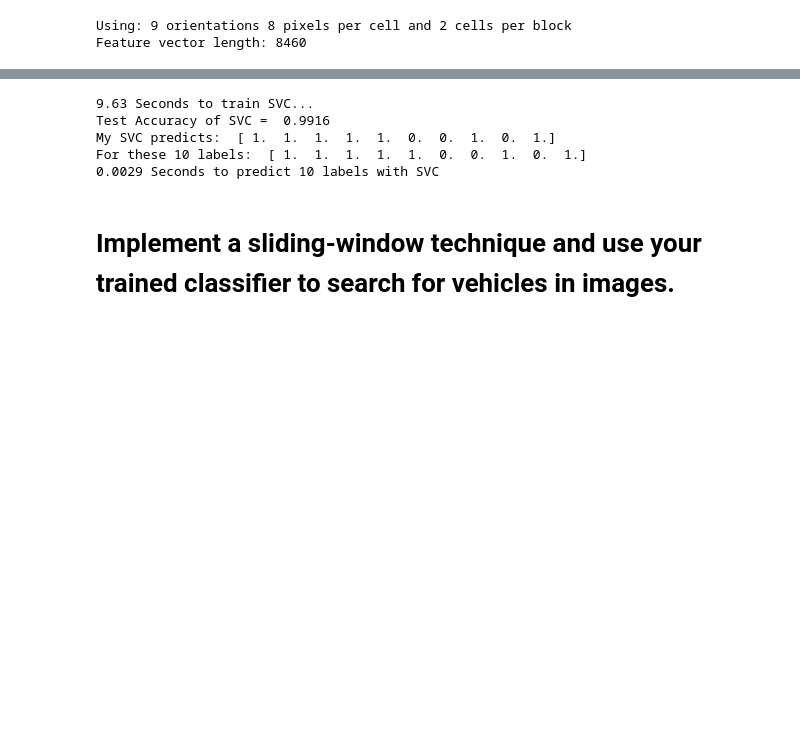
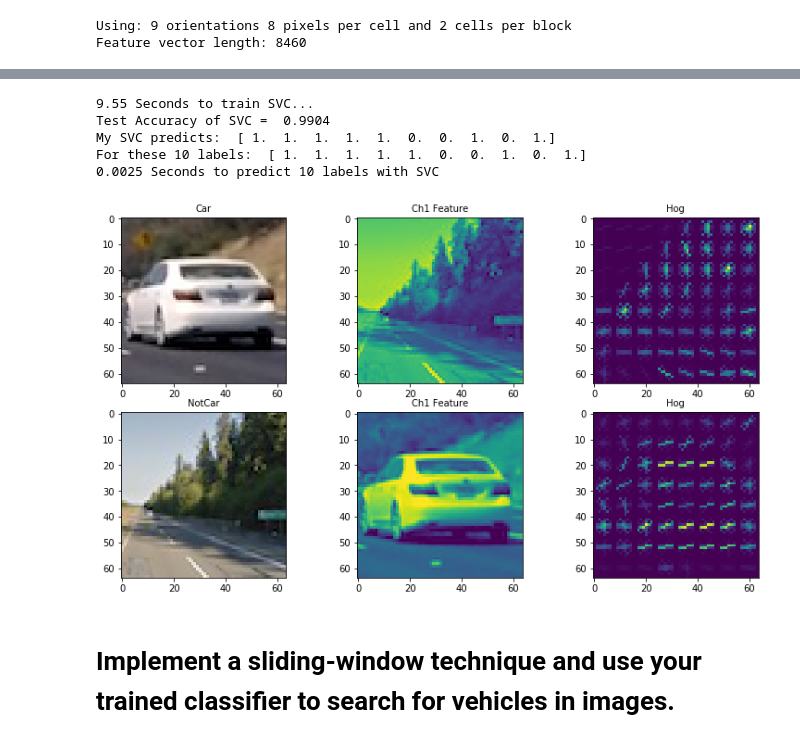
Before and after one commit to taikione/CarND-Vehicle-Detection, a Jupyter notebook: VehicleDetection-LinearSVM.ipynb, the cells around one changed output, grey strips where cells are left out. Cells and saved outputs as stored; diff of their text form; code cells hidden in the pictures; blank space fills up the shorter version.

```diff
--- a/VehicleDetection-LinearSVM.ipynb
+++ b/VehicleDetection-LinearSVM.ipynb
@@ -131,15 +177,17 @@ pprint.pprint(list(zip(mean_test_score, std_test_score, clf.cv_results_['params'
 # %%
-# Use a linear SVC
+# Train the LinearSVC classifier with best parameters
+
 #svc = LinearSVC(C=clf.best_params_['C'], loss=clf.best_params_['loss'], penalty=clf.best_params_['penalty'])
-svc = LinearSVC(C=0.0003, loss='hinge', penalty='l2')
+svc = LinearSVC(C=0.0004, loss='hinge', penalty='l2')
 
-# Check the training time for the SVC
 t=time.time()
 svc.fit(X_train, y_train)
 t2 = time.time()
 print(round(t2-t, 2), 'Seconds to train SVC...')
+
 # Check the score of the SVC
 print('Test Accuracy of SVC = ', round(svc.score(X_test, y_test), 4))
+
 # Check the prediction time for a single sample
 t=time.time()
 n_predict = 10
@@ -149,45 +197,49 @@ t2 = time.time()
 
 print(round(t2-t, 5), 'Seconds to predict', n_predict,'labels with SVC')
 # %% [output]
-9.63 Seconds to train SVC...
-Test Accuracy of SVC =  0.9916
+9.55 Seconds to train SVC...
+Test Accuracy of SVC =  0.9904
 My SVC predicts:  [ 1.  1.  1.  1.  1.  0.  0.  1.  0.  1.]
 For these 10 labels:  [ 1.  1.  1.  1.  1.  0.  0.  1.  0.  1.]
-0.0029 Seconds to predict 10 labels with SVC
+0.0025 Seconds to predict 10 labels with SVC
 # %%
+# Implement feature extrant and predict car or not using LinearSVM
+
 testdata = {'Car': 'test_images/car2.png', 'Notcar': 'test_images/road.png'}
 
 hog_imgs = []
 Ych = []
-for label, img in testdata.items():
+for img in testdata.values():
     img = mpimg.imread(img)
 
     feature_image = cv2.cvtColor(img, cv2.COLOR_RGB2YCrCb)
 
     chf = feature_image[:,:,0]
     Ych.append(chf)
-    feature, hog_img = utilities.get_hog_features(chf, orient, pix_per_cell, cell_per_block, vis=True, feature_vec=True)
+    feature, hog_img = utilities.get_hog_features(chf, ORIENT, PIX_PER_CELL, CELL_PER_BLOCK, vis=True, feature_vec=True)
 
     hog_imgs.append(hog_img)
 
 fontsize = 10
 f, ((ax1, ax2, ax3), (ax4, ax5, ax6)) = plt.subplots(2, 3, figsize=(10, 6))
 f.tight_layout()
 ax1.imshow(mpimg.imread(testdata['Car']))
 ax1.set_title('Car', fontsize=fontsize)
 ax2.imshow(Ych[1])
 ax2.set_title('Ch1 Feature', fontsize=fontsize)
 ax3.imshow(hog_imgs[1])
 ax3.set_title('Hog', fontsize=fontsize)
 
 ax4.imshow(mpimg.imread(testdata['Notcar']))
 ax4.set_title('NotCar', fontsize=fontsize)
 ax5.imshow(Ych[0])
 ax5.set_title('Ch1 Feature', fontsize=fontsize)
 ax6.imshow(hog_imgs[0])
 ax6.set_title('Hog', fontsize=fontsize)
 plt.subplots_adjust(left=0., right=1, top=0.9, bottom=0.)
 
 # plt.savefig('get_hog_feature.png', bbox_inches="tight", dpi=200)
+# %% [output]
+[figure, added]
 # %% [markdown]
 # Implement a sliding-window technique and use your trained classifier to search for vehicles in images.
```
Also changed, not shown: parts of 20 cells of this notebook, 11 other files.
